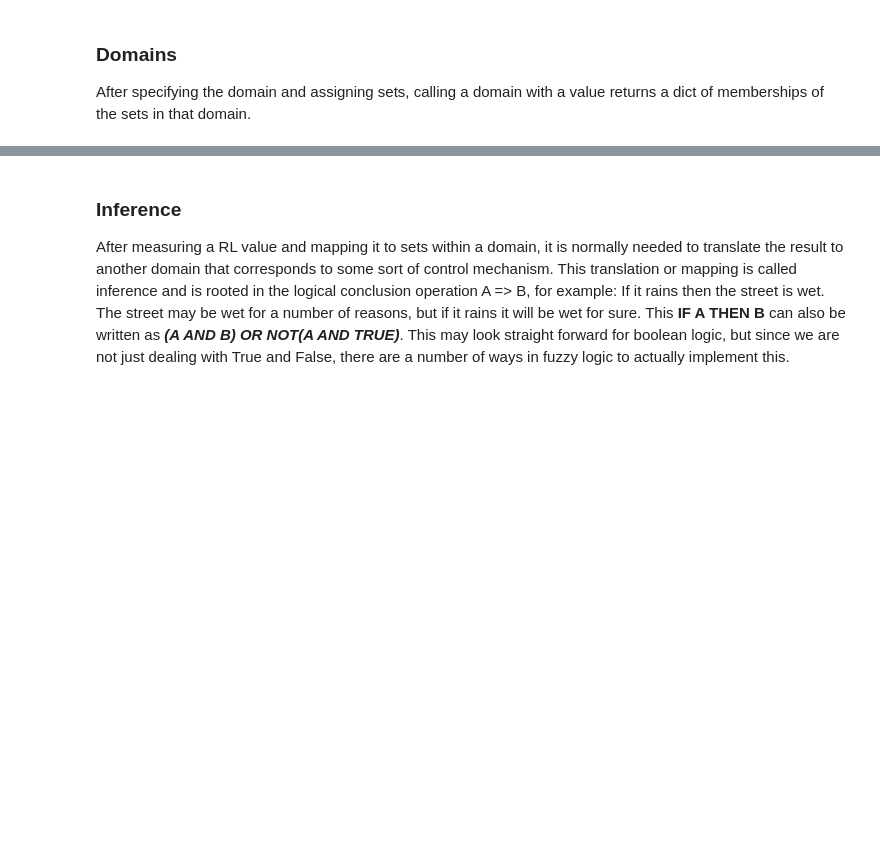
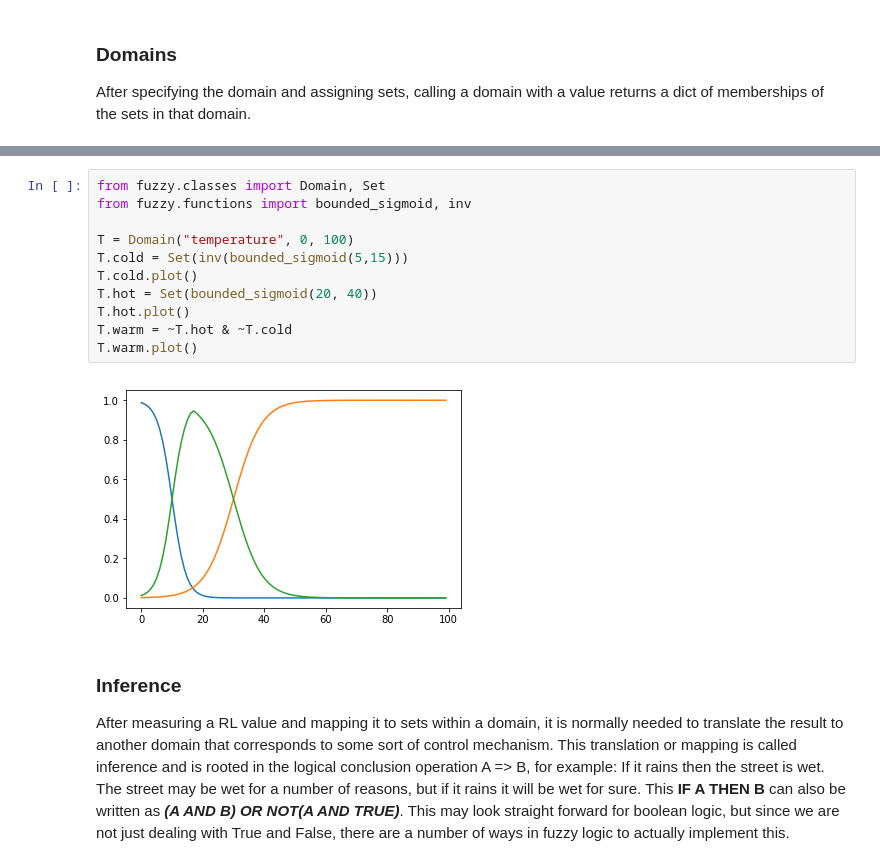
Before and after one commit to Python-Fuzzylogic/fuzzylogic, a Jupyter notebook: Showcase.ipynb, the cells around one changed output, grey strips where cells are left out. Cells and saved outputs as stored; diff of their text form; blank space fills up the shorter version.

```diff
--- a/Showcase.ipynb
+++ b/Showcase.ipynb
@@ -58,3 +74,16 @@ numbers(8)
+# %%
+from fuzzy.classes import Domain, Set
+from fuzzy.functions import bounded_sigmoid, inv
+
+T = Domain("temperature", 0, 100)
+T.cold = Set(inv(bounded_sigmoid(5,15)))
+T.cold.plot()
+T.hot = Set(bounded_sigmoid(20, 40))
+T.hot.plot()
+T.warm = ~T.hot & ~T.cold
+T.warm.plot()
+# %% [output]
+[figure, added]
 # %% [markdown]
 ### Inference
 
```
Also changed, not shown: parts of 4 cells of this notebook, 1 other file.
